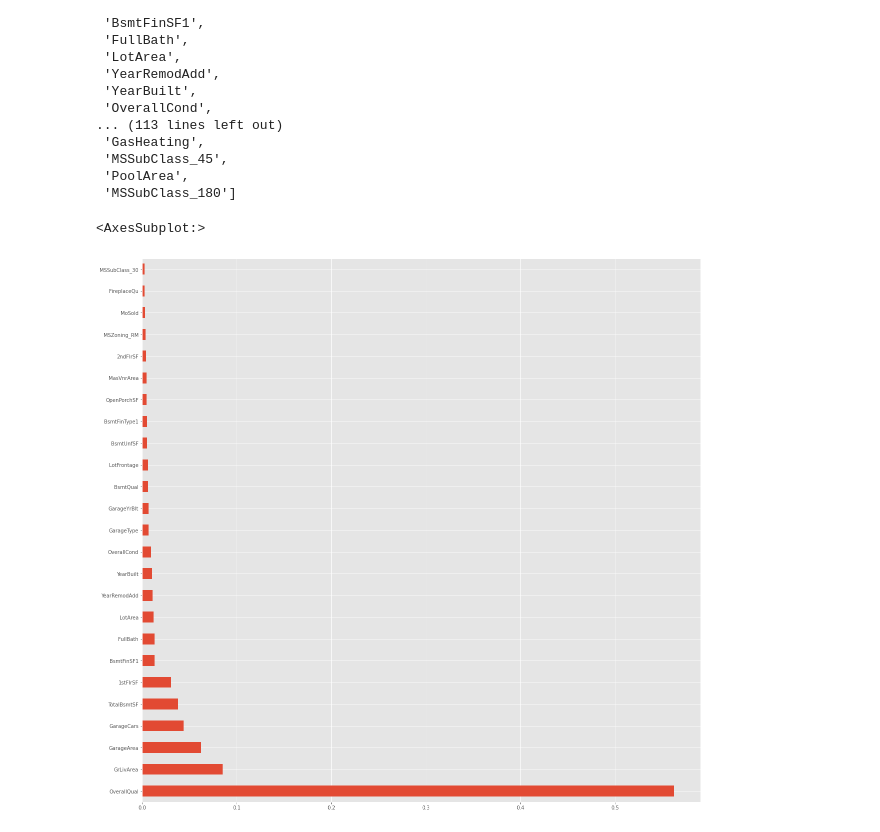
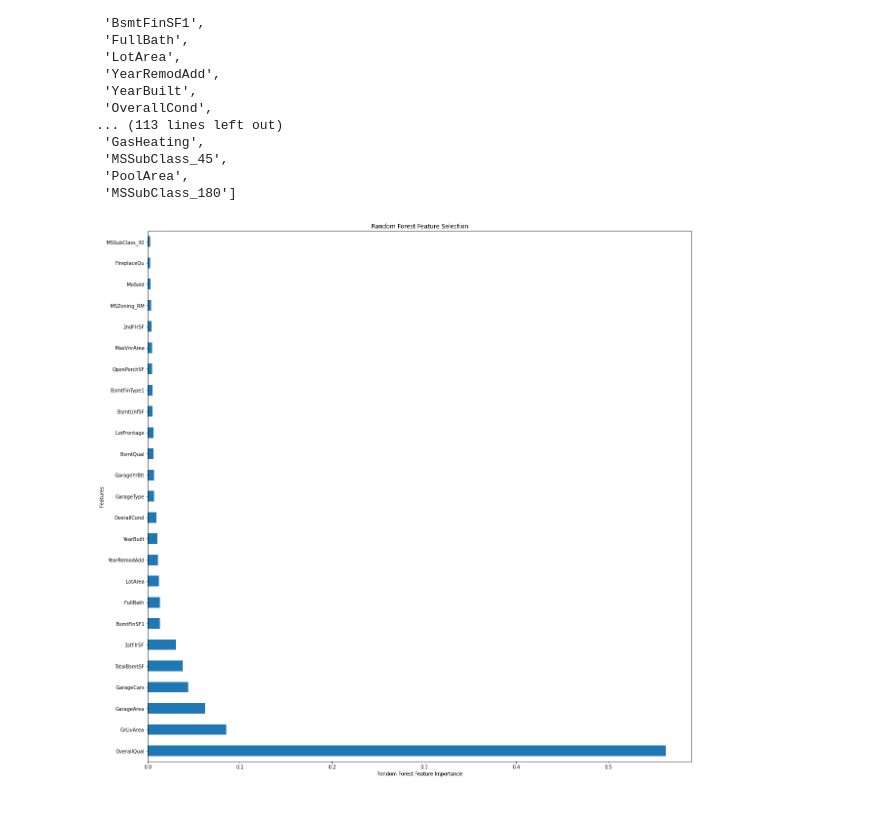
Before and after one commit to sharathc10/ames-predict, a Jupyter notebook: chitra/BuildRandomForest.ipynb, the cells around one changed output. Drawn from its saved outputs; the diff is of its cells as text; code cells hidden in the pictures.

Commit message:
Top 25 feature analysis and graphs

```diff
--- a/chitra/BuildRandomForest.ipynb
+++ b/chitra/BuildRandomForest.ipynb
@@ -4,8 +4,6 @@ sys.path.append('..')
 import pandas as pd
 import numpy as np
 import matplotlib.pyplot as plt
-plt.style.use('ggplot')
-%matplotlib inline
 from sklearn.linear_model import LinearRegression, Lasso, ElasticNet
 from sklearn.model_selection import GridSearchCV
 from sklearn import metrics
@@ -138,10 +136,13 @@ feat_imp_final.index.tolist()
  'PoolArea',
  'MSSubClass_180']
 # %%
+plt.xlabel("Random Forest Feature Importance")
+plt.ylabel("Features")
+plt.title("Random Forest Feature Selection")
 feat_imp_final.head(25).plot.barh(x='index', y='values', rot=0, figsize=(20,20))
+plt.savefig("Ra Feature Selection.png")
 # %% [output]
-<AxesSubplot:>
-[figure, old version]
+[figure, new version]
 # %%
 feat_imp_final.sort_values(ascending=False).head(25)
 # %% [output]
```
Also changed, not shown: parts of 2 cells of this notebook, 1 other file.
